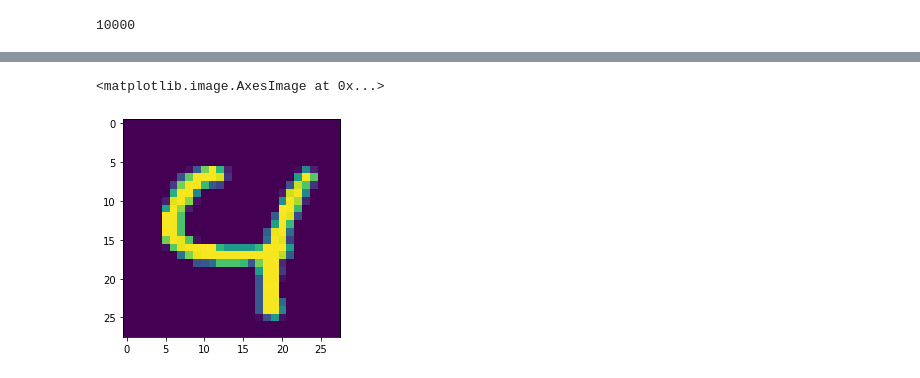
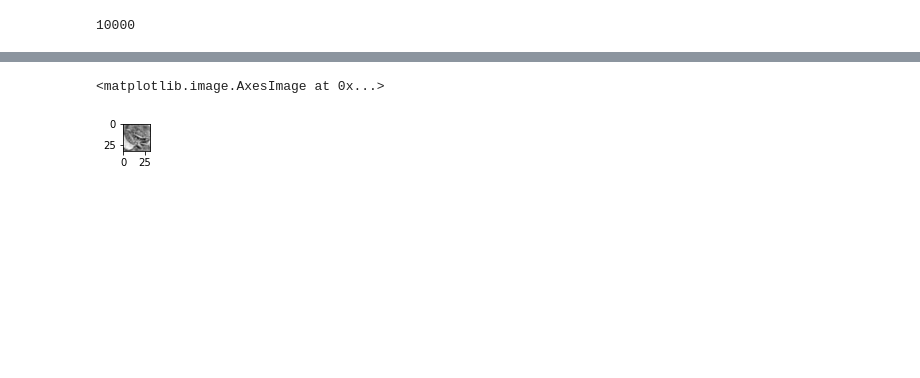
Before and after one commit to nkasmanoff/vit-pytorch, a Jupyter notebook: examples/Examine ViT.ipynb, the cells around one changed output, grey strips where cells are left out. Saved outputs shown, nothing was run; the diff lists cells and outputs as text; code cells hidden in the pictures; blank space fills up the shorter version.

```diff
--- a/examples/Examine ViT.ipynb
+++ b/examples/Examine ViT.ipynb
@@ -34,7 +34,7 @@ Torch: 1.8.1+cu102
 # %%
 # Training settings
 batch_size = 64
-epochs = 20
+epochs = 10
 lr = 3e-5
 gamma = 0.7
 seed = 42
@@ -61,6 +61,7 @@ output_size = 10      # there are 10 classes
 train_loader = torch.utils.data.DataLoader(
     datasets.MNIST('../data', train=True, download=True,
                    transform=transforms.Compose([
+                       transforms.Grayscale(num_output_channels=1),
                        transforms.ToTensor(),
                        transforms.Normalize((0.1307,), (0.3081,))
                    ])),
@@ -68,6 +69,7 @@ train_loader = torch.utils.data.DataLoader(
 
 test_loader = torch.utils.data.DataLoader(
     datasets.MNIST('../data', train=False, transform=transforms.Compose([
+                       transforms.Grayscale(num_output_channels=1),
                        transforms.ToTensor(),
                        transforms.Normalize((0.1307,), (0.3081,))
                    ])),
@@ -173,8 +116,8 @@ rec = Recorder()
 # %%
 model = ViT(
     dim=128,
-    image_size=28,
-    patch_size=4,
+    image_size=32,
+    patch_size=8,
     num_classes=10,
   #  transformer=efficient_transformer,
     channels=1,
@@ -252,5 +196,5 @@ tensor(0.9844, device='cuda:0')
 # %%
-j = 3
+j = 4
 attn_mat = rec.attn[j].cpu()
 im = data[j][0].cpu()
 # %%
@@ -299,8 +243,9 @@ plt.imshow(mask)
 # %%
-plt.imshow(im)
+plt.figure(figsize=(.5,.5))
+plt.imshow(im,cmap='gray')
 # %% [output]
 <matplotlib.image.AxesImage at 0x...>
-[figure, old version]
+[figure, new version]
 # %%
 plt.imshow(result)
 # %% [output]
```
Also changed, not shown: parts of 23 cells of this notebook.
